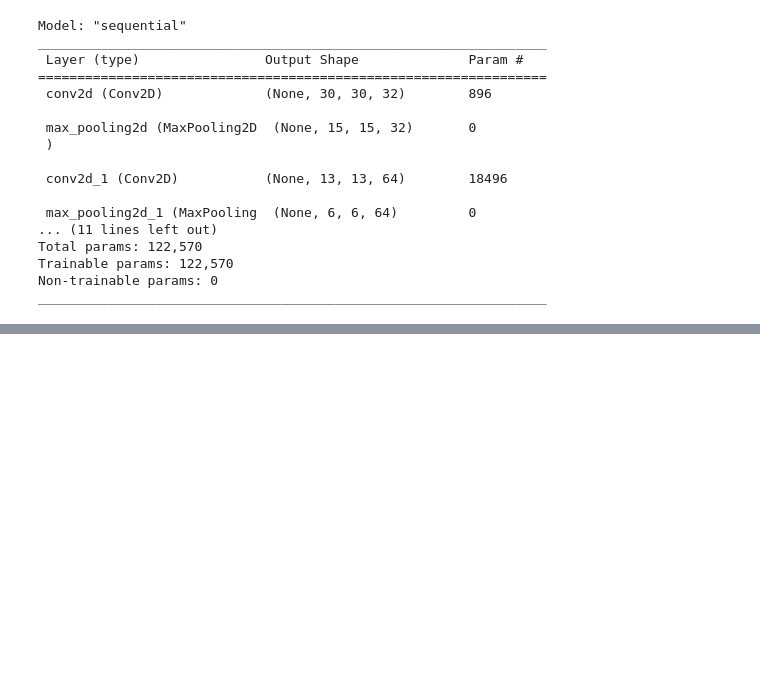
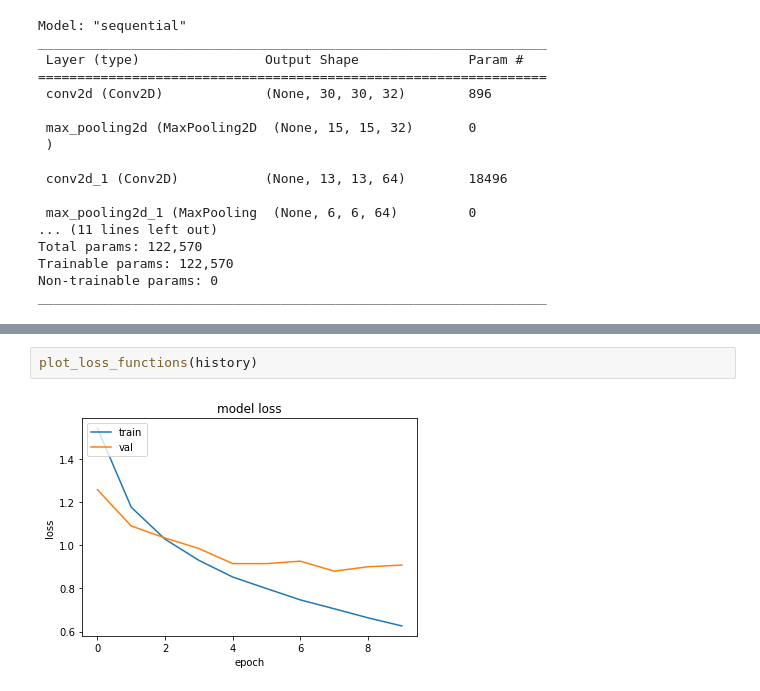
Before and after one commit to addi-kamal/book, a Jupyter notebook: CNN.ipynb, the cells around one changed output, grey strips where cells are left out. Saved outputs shown, nothing was run; the diff lists cells and outputs as text; blank space fills up the shorter version.

```diff
--- a/CNN.ipynb
+++ b/CNN.ipynb
@@ -129 +116,5 @@ test_loss, test_acc = model.evaluate(X_test, y_test, verbose=2)
+# %%
+plot_loss_functions(history)
+# %% [output]
+[figure, added]
 # %%
```
Also changed, not shown: parts of 17 cells of this notebook, 7 other files.
